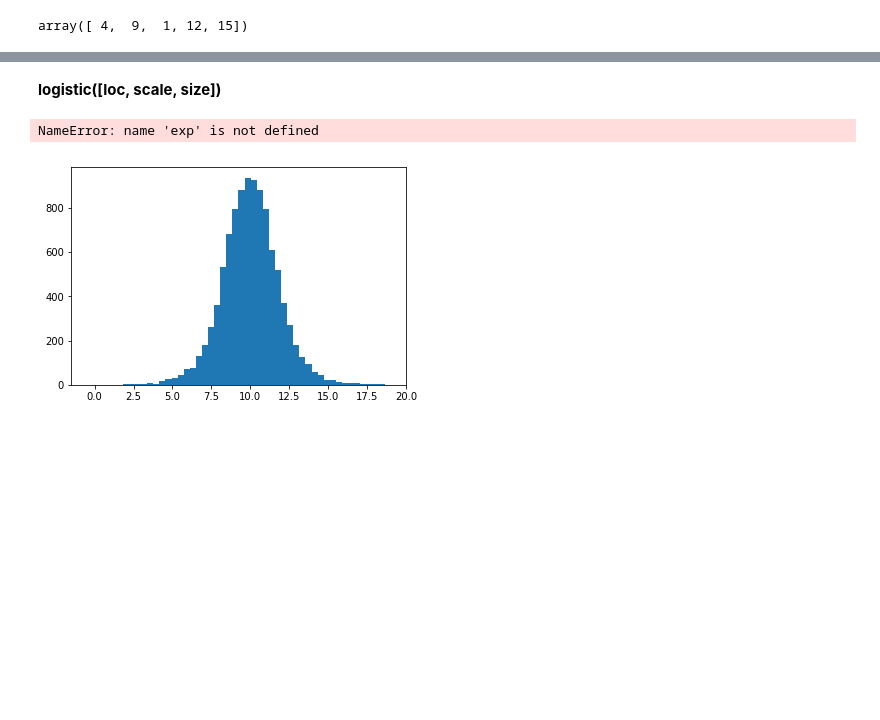
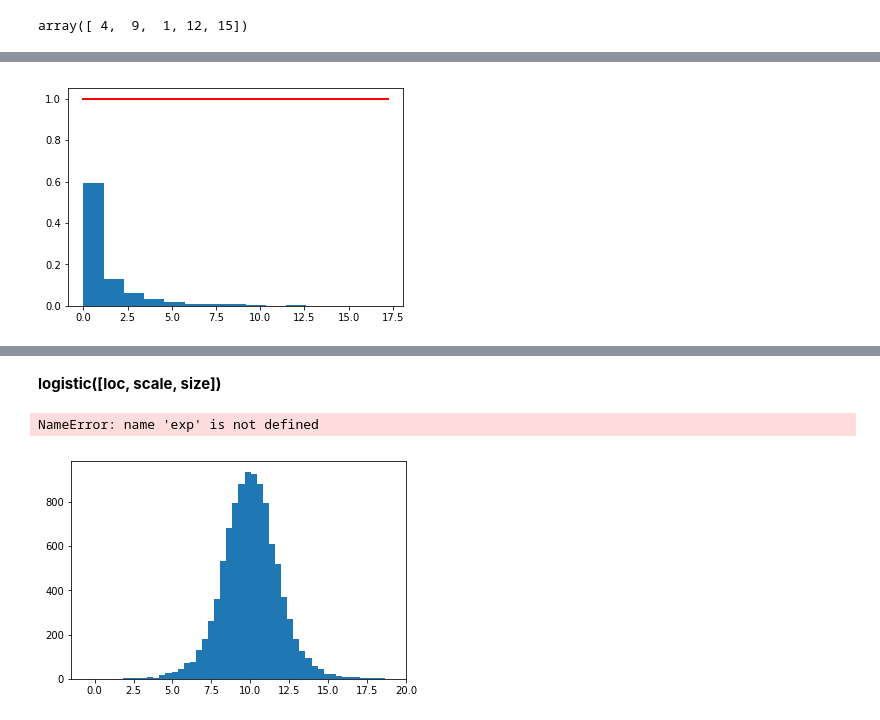
Before and after one commit to joanh3aly/GMIT-2-programming-assigment-1, a Jupyter notebook: assignment-1.0.ipynb, the cells around one changed output, grey strips where cells are left out. Saved outputs shown, nothing was run; the diff lists cells and outputs as text; code cells hidden in the pictures; blank space fills up the shorter version.

```diff
--- a/assignment-1.0.ipynb
+++ b/assignment-1.0.ipynb
@@ -88,0 +177,12 @@ array([ 1.64769991,  1.25970152,  0.68671531,  0.28534859])
+# %%
+dfnum = 1. # between group degrees of freedom
+dfden = 10. # within groups degrees of freedom
+s = np.random.f(dfnum, dfden, 1000)
+
+np.sort(s)[-10]
+
+count, bins, ignored = plt.hist(s, 15, density=True)
+plt.plot(bins, np.ones_like(bins), linewidth=2, color='r')
+plt.show()
+# %% [output]
+[figure, added]
```
Also changed, not shown: parts of 43 cells of this notebook.
